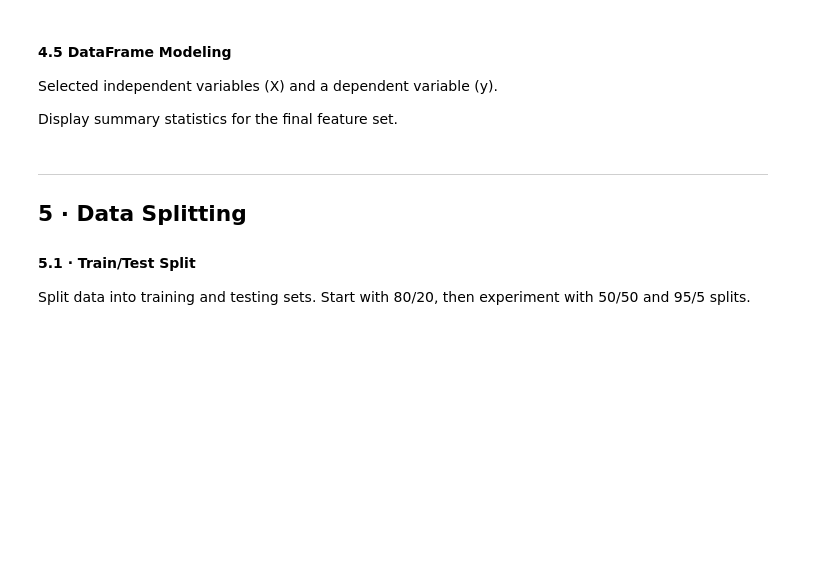
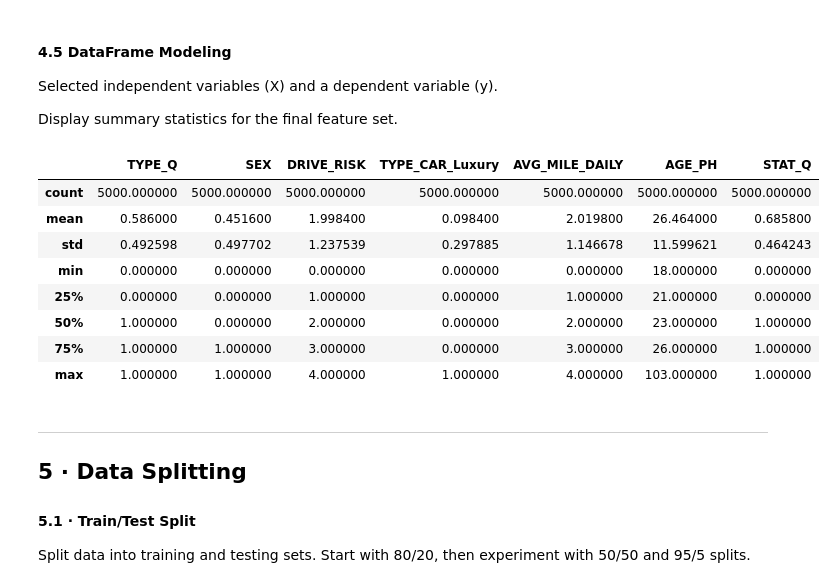
Before and after one commit to PESIII23/customer-segmentation, a Jupyter notebook: src/notebooks/quote_decision_predictor.ipynb, the cells around one changed output. Drawn from its saved outputs; the diff is of its cells as text; code cells hidden in the pictures; blank space fills up the shorter version.

```diff
--- a/src/notebooks/quote_decision_predictor.ipynb
+++ b/src/notebooks/quote_decision_predictor.ipynb
@@ -189,3 +172,5 @@ None
 # %%
-df_features = feature_selection.select_features(df_eda)
+df_features = feature_selection.FeatureSelection(df_eda).run()
+
+df_features.head()
 # %% [output]
@@ -196,9 +203,19 @@ Selected independent variables (X) and a dependent variable (y).
 
 Display summary statistics for the final feature set.
 # %%
-df_modeled = df_engineered
+df_modeled = df_features
 
 df_modeled.describe()
+# %% [output]
+|  | TYPE_Q | SEX | DRIVE_RISK | TYPE_CAR_Luxury | AVG_MILE_DAILY | AGE_PH | STAT_Q |
+| count | 5000.000000 | 5000.000000 | 5000.000000 | 5000.000000 | 5000.000000 | 5000.000000 | 5000.000000 |
+| mean | 0.586000 | 0.451600 | 1.998400 | 0.098400 | 2.019800 | 26.464000 | 0.685800 |
+| std | 0.492598 | 0.497702 | 1.237539 | 0.297885 | 1.146678 | 11.599621 | 0.464243 |
+| min | 0.000000 | 0.000000 | 0.000000 | 0.000000 | 0.000000 | 18.000000 | 0.000000 |
+| 25% | 0.000000 | 0.000000 | 1.000000 | 0.000000 | 1.000000 | 21.000000 | 0.000000 |
+| 50% | 1.000000 | 0.000000 | 2.000000 | 0.000000 | 2.000000 | 23.000000 | 1.000000 |
+| 75% | 1.000000 | 1.000000 | 3.000000 | 0.000000 | 3.000000 | 26.000000 | 1.000000 |
+| max | 1.000000 | 1.000000 | 4.000000 | 1.000000 | 4.000000 | 103.000000 | 1.000000 |
 # %% [markdown]
 ---
 ## 5 · Data Splitting
```
Also changed, not shown: parts of 22 cells of this notebook, 12 other files.
